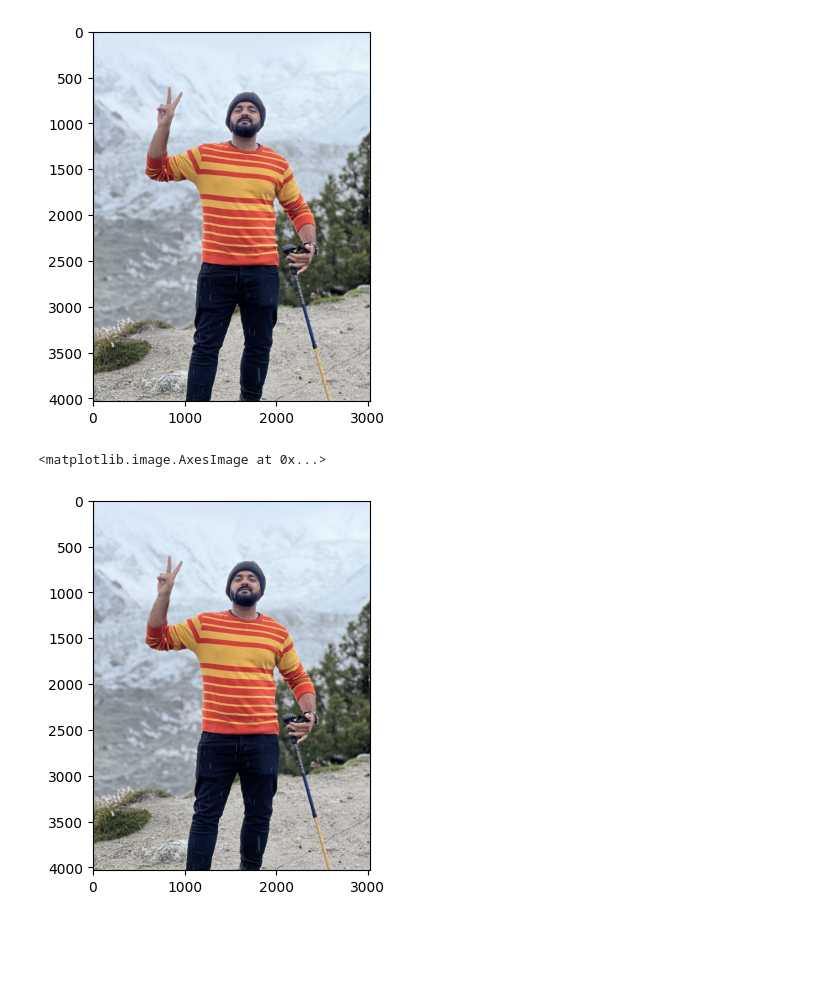
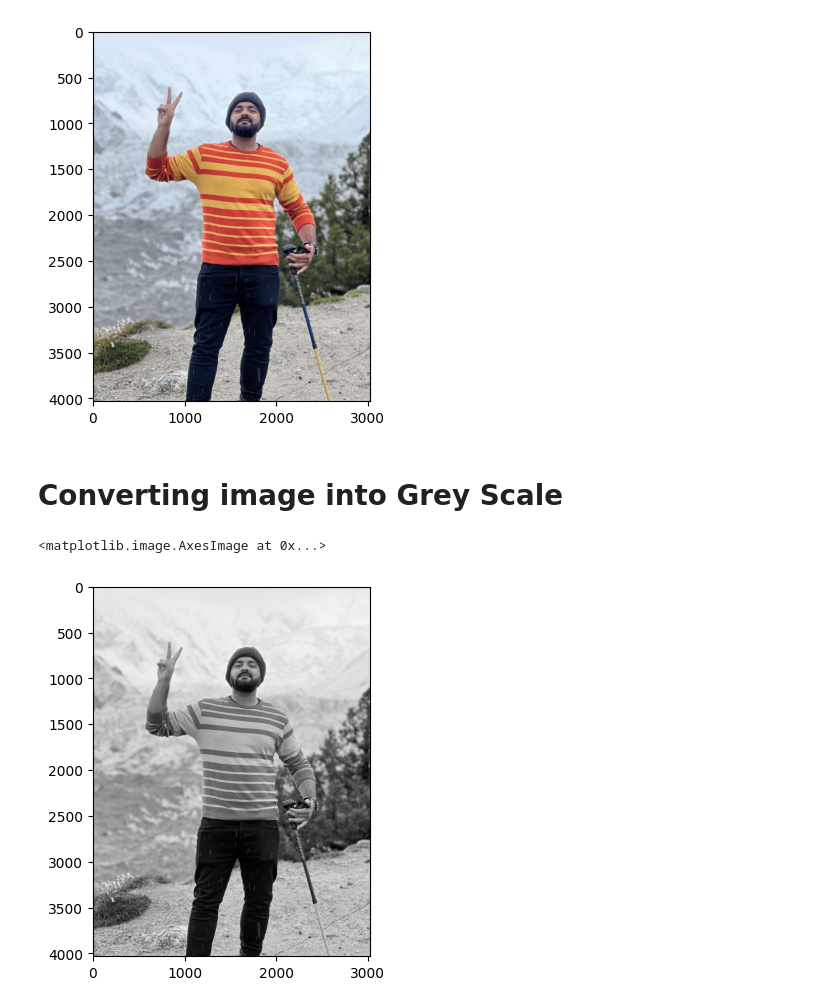
Before and after one commit to MasadAshraf/Matplotlib, a Jupyter notebook: index.ipynb, the cells around one changed output. Saved outputs shown, nothing was run; the diff lists cells and outputs as text; code cells hidden in the pictures; blank space fills up the shorter version.

Commit message:
image into grey scale

```diff
--- a/index.ipynb
+++ b/index.ipynb
@@ -9,11 +9,12 @@ plt.imshow(img)
 # %% [output]
 <matplotlib.image.AxesImage at 0x...>
 [figure]
+# %% [markdown]
+# Converting image into Grey Scale
 # %%
 #Image.convert() Returns a converted copy of this image.
-
-img.convert('L')
-plt.imshow(img, cmap=plt.get_cmap('gray'))
+img2 = img.convert('L')
+plt.imshow(img2, cmap=plt.get_cmap('gray'))
 # %% [output]
 <matplotlib.image.AxesImage at 0x...>
-[figure, old version]
+[figure, new version]
```
